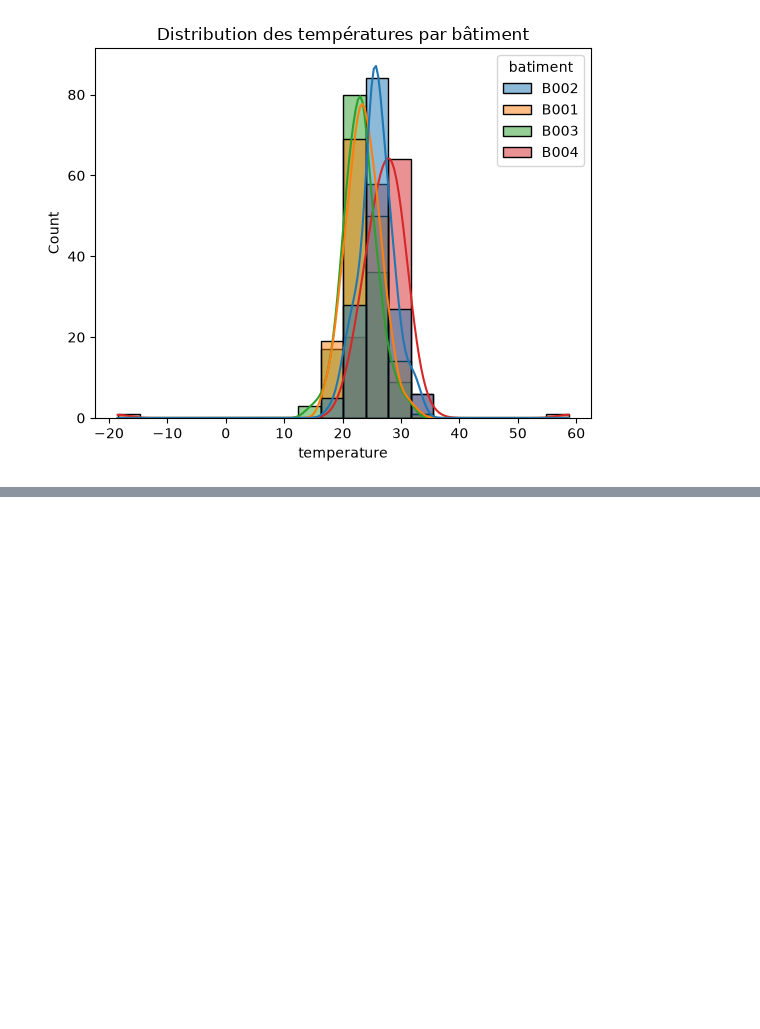
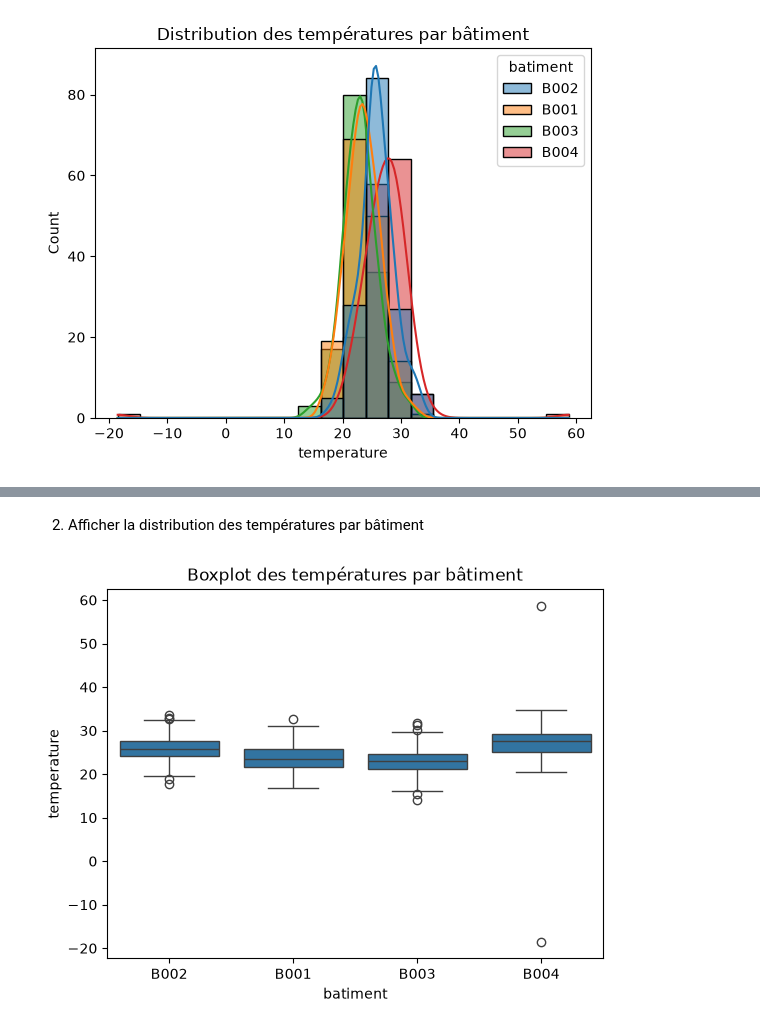
Before and after one commit to yohanfredyh/atelier_seaborn, a Jupyter notebook: notebooks/atelier_seaborn_iot.ipynb, the cells around one changed output, grey strips where cells are left out. Saved outputs shown, nothing was run; the diff lists cells and outputs as text; code cells hidden in the pictures; blank space fills up the shorter version.

```diff
--- a/notebooks/atelier_seaborn_iot.ipynb
+++ b/notebooks/atelier_seaborn_iot.ipynb
@@ -122,0 +161,8 @@ plt.show()
+# %% [markdown]
+2) Afficher la distribution des températures par bâtiment
+# %%
+sns.boxplot(data=df, x="batiment", y="temperature")
+plt.title("Boxplot des températures par bâtiment")
+plt.show()
+# %% [output]
+[figure, added]
```
Also changed, not shown: parts of 13 cells of this notebook.
